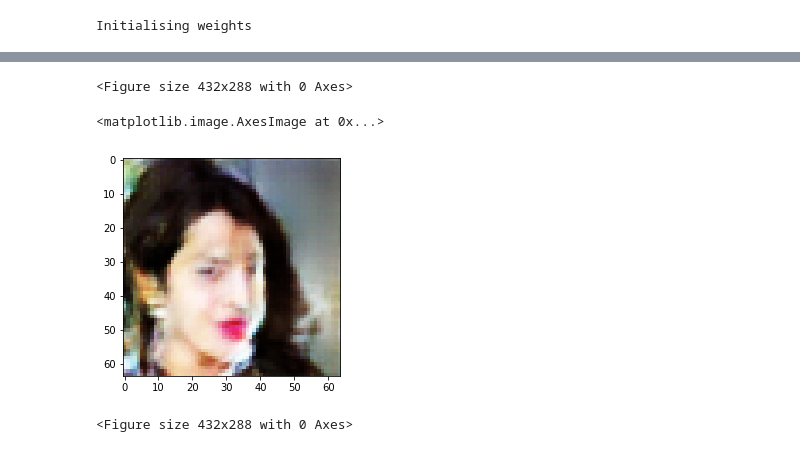
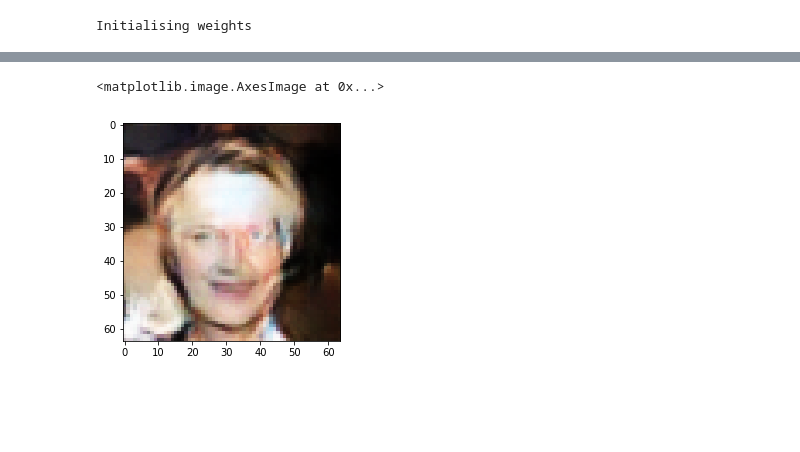
Before and after one commit to officialkanav/Celeb-Face-Generation-using-DCGANs, a Jupyter notebook: Celeb_Face_DCGAN.ipynb, the cells around one changed output, grey strips where cells are left out. Cells and saved outputs as stored; diff of their text form; code cells hidden in the pictures; blank space fills up the shorter version.

```diff
--- a/Celeb_Face_DCGAN.ipynb
+++ b/Celeb_Face_DCGAN.ipynb
@@ -372,17 +337,8 @@ plt.show()
-# %%
-plt.savefig('./final_result.png')
-files.download('./final_result.png')
-# %% [output]
-<Figure size 432x288 with 0 Axes>
 # %%
 noise = torch.randn(1, 100, 1, 1, device=device)
 img = netG(noise).cpu().detach()
+fig = plt.figure()
 plt.imshow(np.transpose(vutils.make_grid(img, padding=2, normalize=True),(1,2,0)))
 # %% [output]
 <matplotlib.image.AxesImage at 0x...>
-[figure, old version]
+[figure, new version]
-# %%
-plt.savefig('test.png')
-files.download('./test.png')
-# %% [output]
-<Figure size 432x288 with 0 Axes>
```
Also changed, not shown: parts of 6 cells of this notebook.
